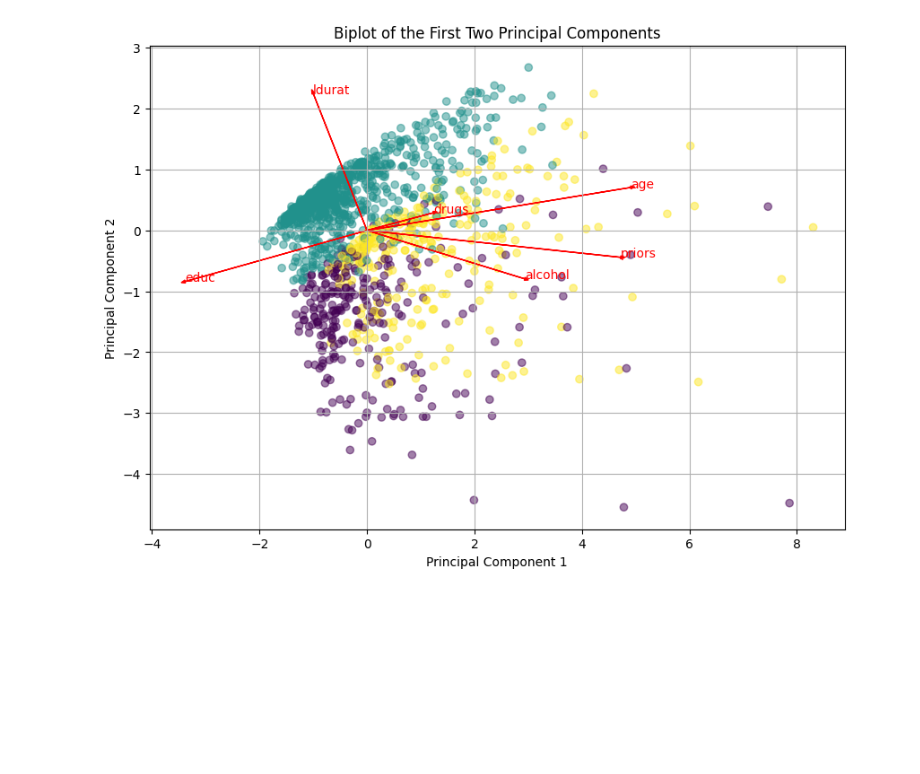
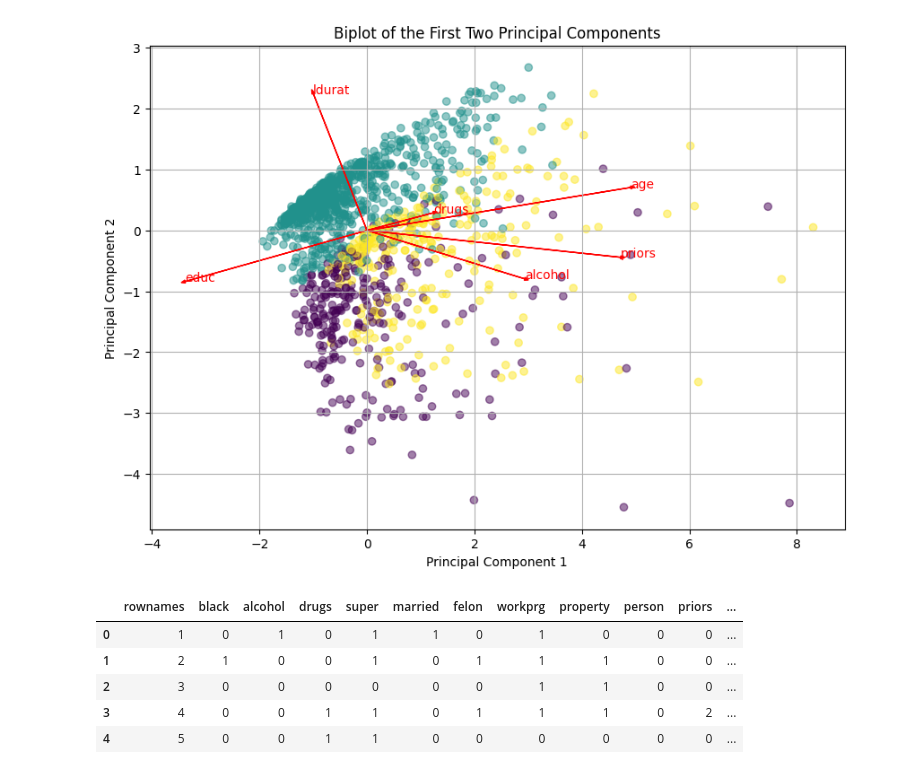
Before and after one commit to vikramkishore03/EDA-DA, a Jupyter notebook: EDA_THEORY_DA_21BDS0262.ipynb, the cells around one changed output. Drawn from its saved outputs; the diff is of its cells as text; code cells hidden in the pictures; blank space fills up the shorter version.

```diff
--- a/EDA_THEORY_DA_21BDS0262.ipynb
+++ b/EDA_THEORY_DA_21BDS0262.ipynb
@@ -1048,3 +1048,24 @@ def biplot(pca, pca_data, columns):
 biplot(pca, pca_data, columns=columns_to_cluster)
 # %% [output]
 [figure]
+# %%
+# MODULE 7 - MODEL EVALUATION
+
+#importing libraries
+import pandas as pd
+import numpy as np
+import matplotlib.pyplot as plt
+import seaborn as sns
+from sklearn.model_selection import train_test_split
+from sklearn.linear_model import LinearRegression
+from sklearn.metrics import mean_squared_error, r2_score
+data = pd.read_csv("https://raw.githubusercontent.com/salemprakash/EDA/main/Data/recid.csv")
+df=pd.DataFrame(data)
+df.head()
+# %% [output]
+|  | rownames | black | alcohol | drugs | super | married | felon | workprg | property | person | priors | ... |
+| 0 | 1 | 0 | 1 | 0 | 1 | 1 | 0 | 1 | 0 | 0 | 0 | ... |
+| 1 | 2 | 1 | 0 | 0 | 1 | 0 | 1 | 1 | 1 | 0 | 0 | ... |
+| 2 | 3 | 0 | 0 | 0 | 0 | 0 | 0 | 1 | 1 | 0 | 0 | ... |
+| 3 | 4 | 0 | 0 | 1 | 1 | 0 | 1 | 1 | 1 | 0 | 2 | ... |
+| 4 | 5 | 0 | 0 | 1 | 1 | 0 | 0 | 0 | 0 | 0 | 0 | ... |
```
Also changed, not shown: parts of 8 cells of this notebook.
